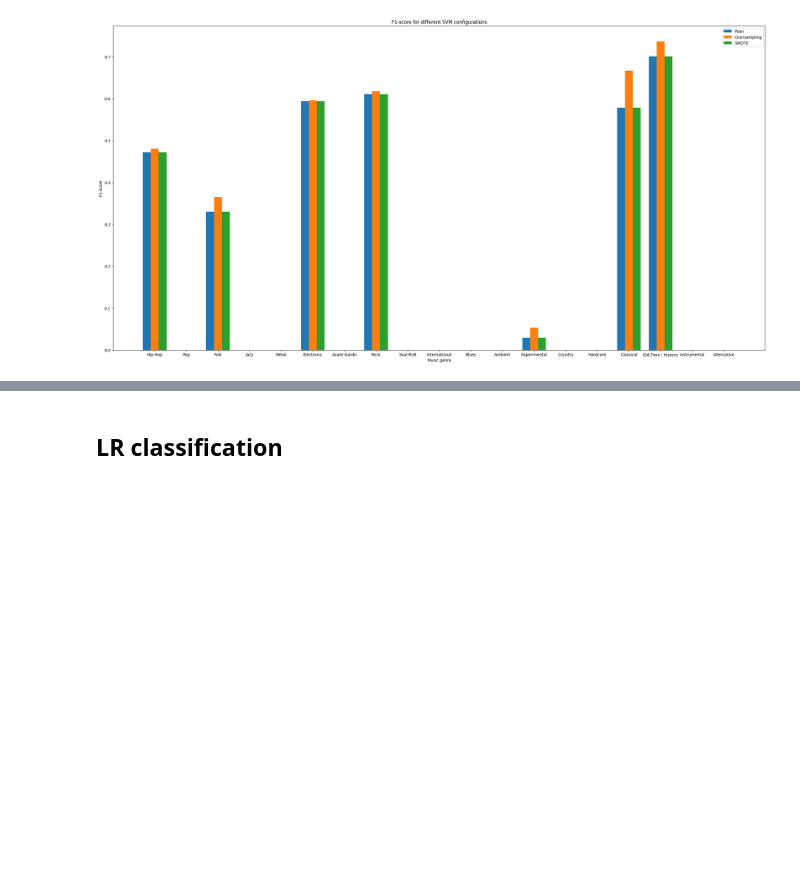
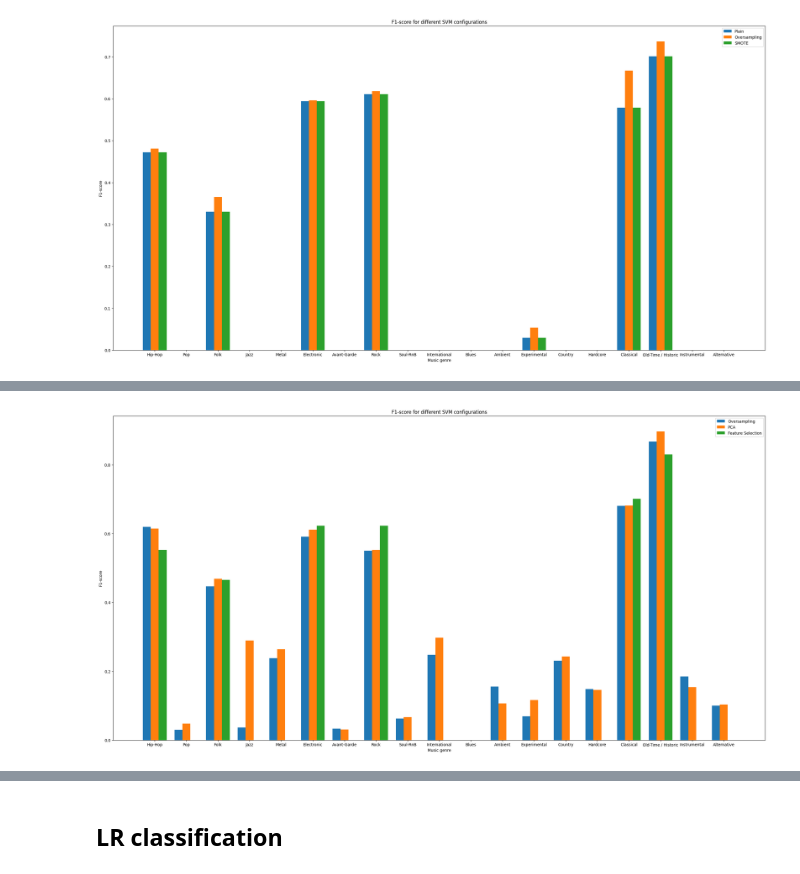
Before and after one commit to BSc-MSc-Projects/Music-Learning, a Jupyter notebook: Music_Learning.ipynb, the cells around one changed output, grey strips where cells are left out. Saved outputs shown, nothing was run; the diff lists cells and outputs as text; code cells hidden in the pictures; blank space fills up the shorter version.

```diff
--- a/Music_Learning.ipynb
+++ b/Music_Learning.ipynb
@@ -843,0 +762,7 @@ write_cm_on_file(cm=svm_cm, labels=string_labels, path="confusion_matrix_svm.csv
+# %%
+three_group_bar_plot(svm_f1_test, svm_f1_test_pca, svm_f1_test_fs,
+                     le.inverse_transform(labels),
+                     "F1-score for different SVM configurations", "Music genre",
+                    "F1-score", ["Oversampling"]+legend_test)
+# %% [output]
+[figure, added]
```
Also changed, not shown: parts of 94 cells of this notebook, 2 other files.
